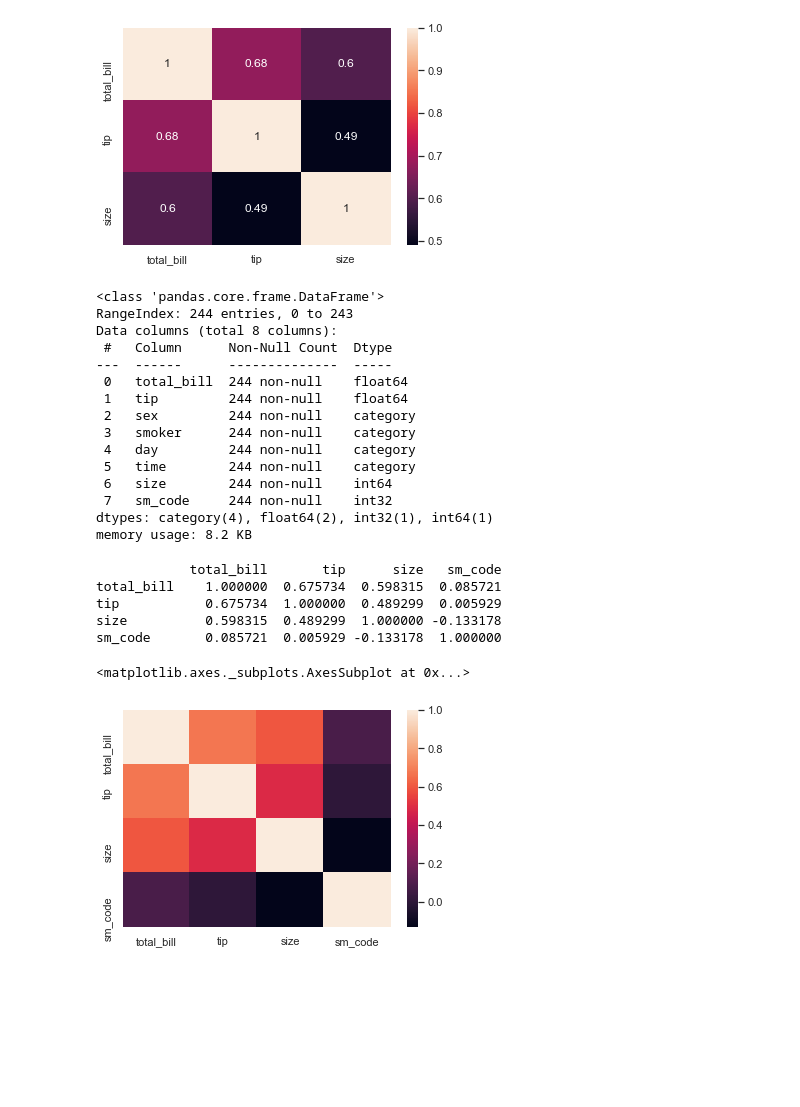
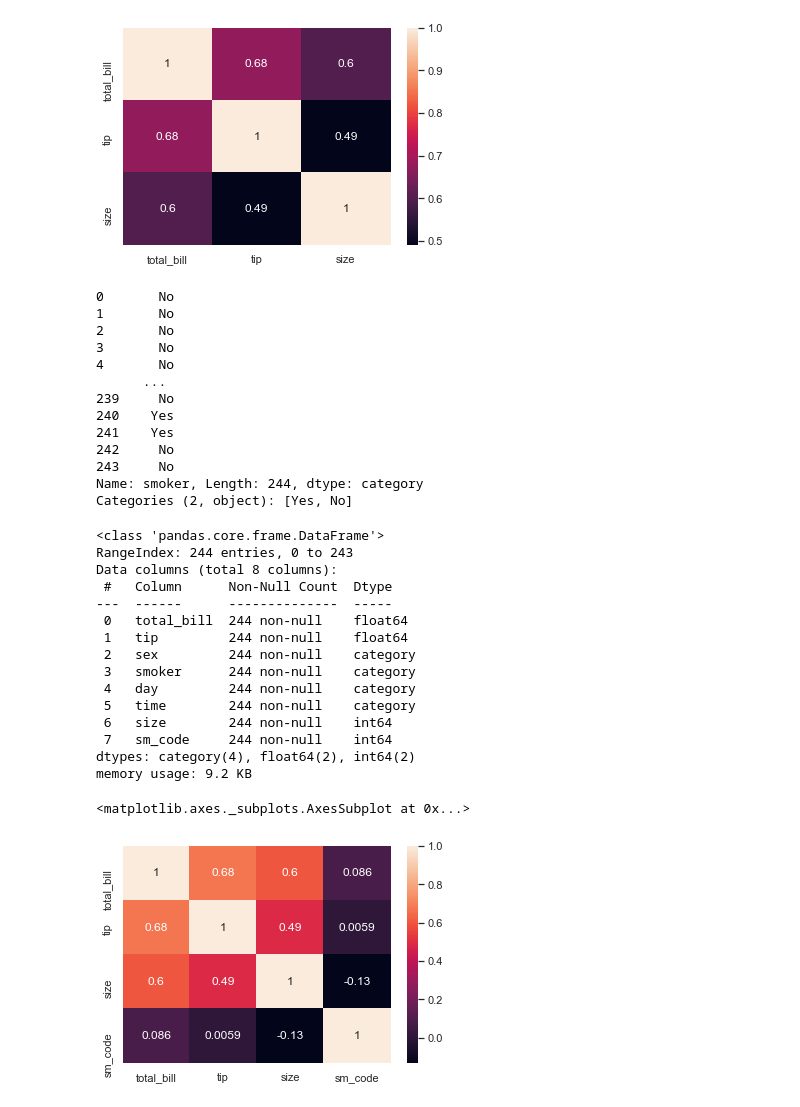
Before and after one commit to srikanthpragada/DS_18_MAY_2020, a Jupyter notebook: plots/seaborn_demo.ipynb, the cells around one changed output. Cells and saved outputs as stored; diff of their text form; code cells hidden in the pictures; blank space fills up the shorter version.

```diff
--- a/plots/seaborn_demo.ipynb
+++ b/plots/seaborn_demo.ipynb
@@ -291,9 +310,25 @@ tip           0.675734  1.000000  0.489299
 size          0.598315  0.489299  1.000000
 <matplotlib.axes._subplots.AxesSubplot at 0x...>
 [figure]
+# %%
+tips.smoker
+# %% [output]
+0       No
+1       No
+2       No
+3       No
+4       No
+      ...
+239     No
+240    Yes
+241    Yes
+242     No
+243     No
+Name: smoker, Length: 244, dtype: category
+Categories (2, object): [Yes, No]
 # %%
-tips['sm_code'] = tips.smoker.apply(lambda v : 1 if v == 'Yes' else 0)
-tips.sm_code = tips.sm_code.astype('int32')
+tips['sm_code'] = tips.smoker.replace(['Yes','No'],[1,0])
+#tips.sm_code = tips.sm_code.astype('int32')
 tips.info()
 # %% [output]
 <class 'pandas.core.frame.DataFrame'>
@@ -308,18 +343,12 @@ Data columns (total 8 columns):
  4   day         244 non-null    category
  5   time        244 non-null    category
  6   size        244 non-null    int64
- 7   sm_code     244 non-null    int32
-dtypes: category(4), float64(2), int32(1), int64(1)
-memory usage: 8.2 KB
+ 7   sm_code     244 non-null    int64
+dtypes: category(4), float64(2), int64(2)
+memory usage: 9.2 KB
 # %%
 cm = tips.corr()
-print(cm)
-sns.heatmap(cm)
+sns.heatmap(cm,annot=True)
 # %% [output]
-            total_bill       tip      size   sm_code
-total_bill    1.000000  0.675734  0.598315  0.085721
-tip           0.675734  1.000000  0.489299  0.005929
-size          0.598315  0.489299  1.000000 -0.133178
-sm_code       0.085721  0.005929 -0.133178  1.000000
+<matplotlib.axes._subplots.AxesSubplot at 0x...>
-<matplotlib.axes._subplots.AxesSubplot at 0x...>
-[figure, old version]
+[figure, new version]
```
Also changed, not shown: parts of 7 cells of this notebook, 2 other files.
